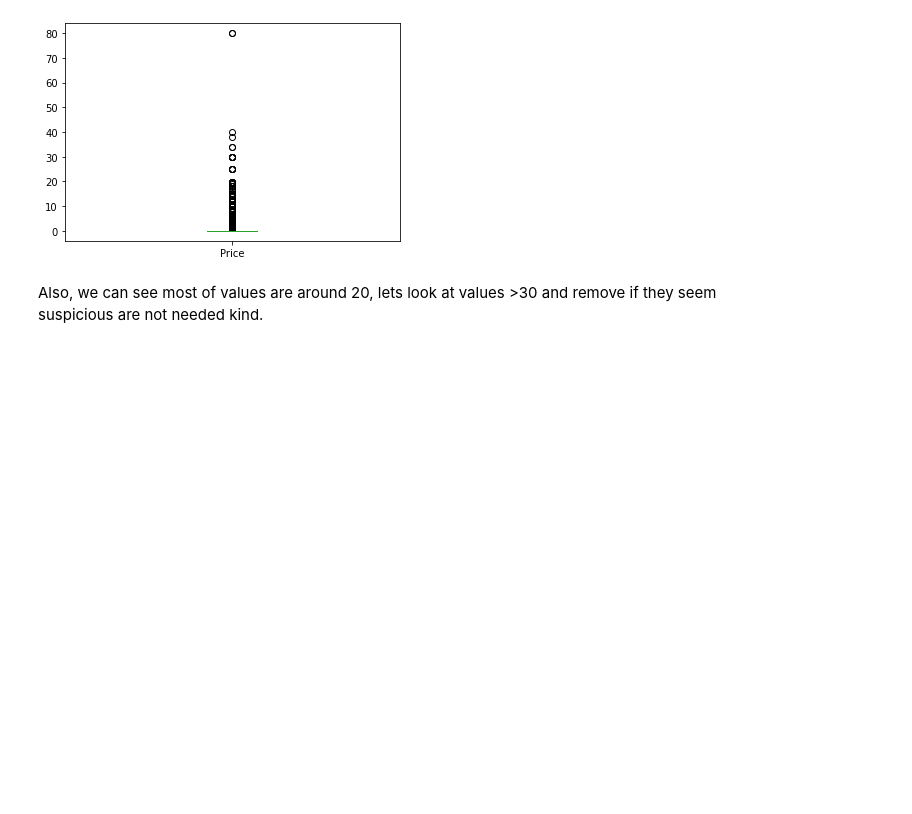
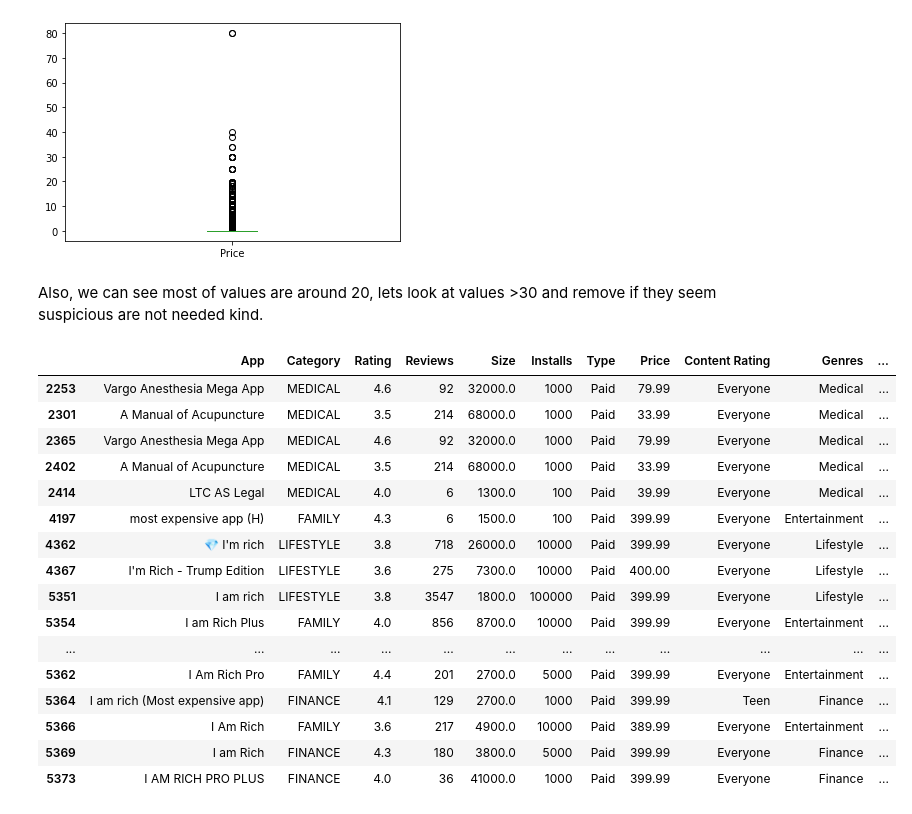
Before and after one commit to santoshkumarvagga/Data-Science, a Jupyter notebook: Matplotlib.ipynb, the cells around one changed output. Drawn from its saved outputs; the diff is of its cells as text; code cells hidden in the pictures; blank space fills up the shorter version.

```diff
--- a/Matplotlib.ipynb
+++ b/Matplotlib.ipynb
@@ -656,3 +656,24 @@ df[df.Price<200].Price.plot.box()
 [figure]
 # %% [markdown]
 Also, we can see most of values are around 20, lets look at values >30 and remove if they seem suspicious are not needed kind.
+# %%
+df[df.Price>30]
+#Most of these seem repeating.. hence remove these rows
+# %% [output]
+|  | App | Category | Rating | Reviews | Size | Installs | Type | Price | Content Rating | Genres | ... |
+| 2253 | Vargo Anesthesia Mega App | MEDICAL | 4.6 | 92 | 32000.0 | 1000 | Paid | 79.99 | Everyone | Medical | ... |
+| 2301 | A Manual of Acupuncture | MEDICAL | 3.5 | 214 | 68000.0 | 1000 | Paid | 33.99 | Everyone | Medical | ... |
+| 2365 | Vargo Anesthesia Mega App | MEDICAL | 4.6 | 92 | 32000.0 | 1000 | Paid | 79.99 | Everyone | Medical | ... |
+| 2402 | A Manual of Acupuncture | MEDICAL | 3.5 | 214 | 68000.0 | 1000 | Paid | 33.99 | Everyone | Medical | ... |
+| 2414 | LTC AS Legal | MEDICAL | 4.0 | 6 | 1300.0 | 100 | Paid | 39.99 | Everyone | Medical | ... |
+| 4197 | most expensive app (H) | FAMILY | 4.3 | 6 | 1500.0 | 100 | Paid | 399.99 | Everyone | Entertainment | ... |
+| 4362 | 💎 I'm rich | LIFESTYLE | 3.8 | 718 | 26000.0 | 10000 | Paid | 399.99 | Everyone | Lifestyle | ... |
+| 4367 | I'm Rich - Trump Edition | LIFESTYLE | 3.6 | 275 | 7300.0 | 10000 | Paid | 400.00 | Everyone | Lifestyle | ... |
+| 5351 | I am rich | LIFESTYLE | 3.8 | 3547 | 1800.0 | 100000 | Paid | 399.99 | Everyone | Lifestyle | ... |
+| 5354 | I am Rich Plus | FAMILY | 4.0 | 856 | 8700.0 | 10000 | Paid | 399.99 | Everyone | Entertainment | ... |
+| ... | ... | ... | ... | ... | ... | ... | ... | ... | ... | ... | ... |
+| 5362 | I Am Rich Pro | FAMILY | 4.4 | 201 | 2700.0 | 5000 | Paid | 399.99 | Everyone | Entertainment | ... |
+| 5364 | I am rich (Most expensive app) | FINANCE | 4.1 | 129 | 2700.0 | 1000 | Paid | 399.99 | Teen | Finance | ... |
+| 5366 | I Am Rich | FAMILY | 3.6 | 217 | 4900.0 | 10000 | Paid | 389.99 | Everyone | Entertainment | ... |
+| 5369 | I am Rich | FINANCE | 4.3 | 180 | 3800.0 | 5000 | Paid | 399.99 | Everyone | Finance | ... |
+| 5373 | I AM RICH PRO PLUS | FINANCE | 4.0 | 36 | 41000.0 | 1000 | Paid | 399.99 | Everyone | Finance | ... |
```
Also changed, not shown: parts of 3 cells of this notebook.
